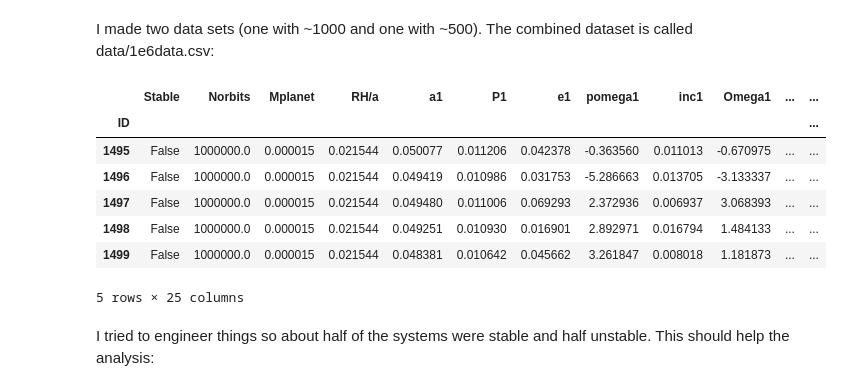
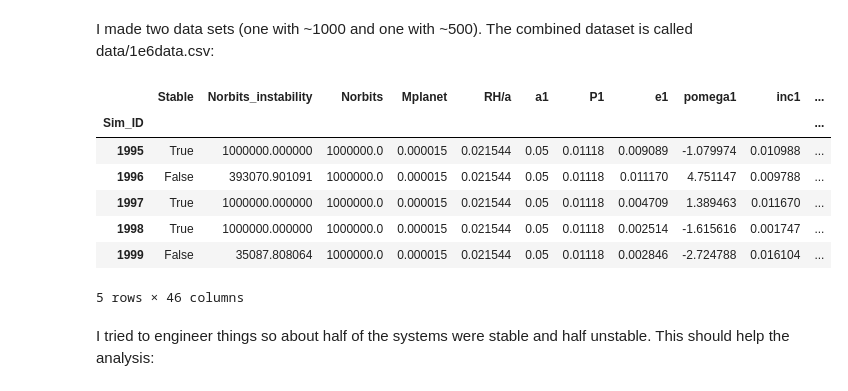
Before and after one commit to dtamayo/Stability, a Jupyter notebook: Analysis/explore.ipynb, the cells around one changed output. Drawn from its saved outputs; the diff is of its cells as text; code cells hidden in the pictures.

```diff
--- a/Analysis/explore.ipynb
+++ b/Analysis/explore.ipynb
@@ -26,17 +37,17 @@ All planets were simply started with e and inc distributed uniformly between 0 a
 I made two data sets (one with ~1000 and one with ~500).  The combined dataset is called data/1e6data.csv:
 # %%
 import pandas as pd
-df = pd.read_csv('../data/1e6data.csv', index_col=0)
+df = pd.read_csv('../data/1e6dataset.csv', index_col=0)
 df.tail()
 # %% [output]
-|  | Stable | Norbits | Mplanet | RH/a | a1 | P1 | e1 | pomega1 | inc1 | Omega1 | ... | ... |
-| ID |  |  |  |  |  |  |  |  |  |  |  | ... |
-| 1495 | False | 1000000.0 | 0.000015 | 0.021544 | 0.050077 | 0.011206 | 0.042378 | -0.363560 | 0.011013 | -0.670975 | ... | ... |
-| 1496 | False | 1000000.0 | 0.000015 | 0.021544 | 0.049419 | 0.010986 | 0.031753 | -5.286663 | 0.013705 | -3.133337 | ... | ... |
-| 1497 | False | 1000000.0 | 0.000015 | 0.021544 | 0.049480 | 0.011006 | 0.069293 | 2.372936 | 0.006937 | 3.068393 | ... | ... |
-| 1498 | False | 1000000.0 | 0.000015 | 0.021544 | 0.049251 | 0.010930 | 0.016901 | 2.892971 | 0.016794 | 1.484133 | ... | ... |
-| 1499 | False | 1000000.0 | 0.000015 | 0.021544 | 0.048381 | 0.010642 | 0.045662 | 3.261847 | 0.008018 | 1.181873 | ... | ... |
+|  | Stable | Norbits_instability | Norbits | Mplanet | RH/a | a1 | P1 | e1 | pomega1 | inc1 | ... |
+| Sim_ID |  |  |  |  |  |  |  |  |  |  | ... |
+| 1995 | True | 1000000.000000 | 1000000.0 | 0.000015 | 0.021544 | 0.05 | 0.01118 | 0.009089 | -1.079974 | 0.010988 | ... |
+| 1996 | False | 393070.901091 | 1000000.0 | 0.000015 | 0.021544 | 0.05 | 0.01118 | 0.011170 | 4.751147 | 0.009788 | ... |
+| 1997 | True | 1000000.000000 | 1000000.0 | 0.000015 | 0.021544 | 0.05 | 0.01118 | 0.004709 | 1.389463 | 0.011670 | ... |
+| 1998 | True | 1000000.000000 | 1000000.0 | 0.000015 | 0.021544 | 0.05 | 0.01118 | 0.002514 | -1.615616 | 0.001747 | ... |
+| 1999 | False | 35087.808064 | 1000000.0 | 0.000015 | 0.021544 | 0.05 | 0.01118 | 0.002846 | -2.724788 | 0.016104 | ... |
-5 rows × 25 columns
+5 rows × 46 columns
 # %% [markdown]
 I tried to engineer things so about half of the systems were stable and half unstable.  This should help the analysis:
 # %%
```
Also changed, not shown: parts of 14 cells of this notebook, 5 other files.
